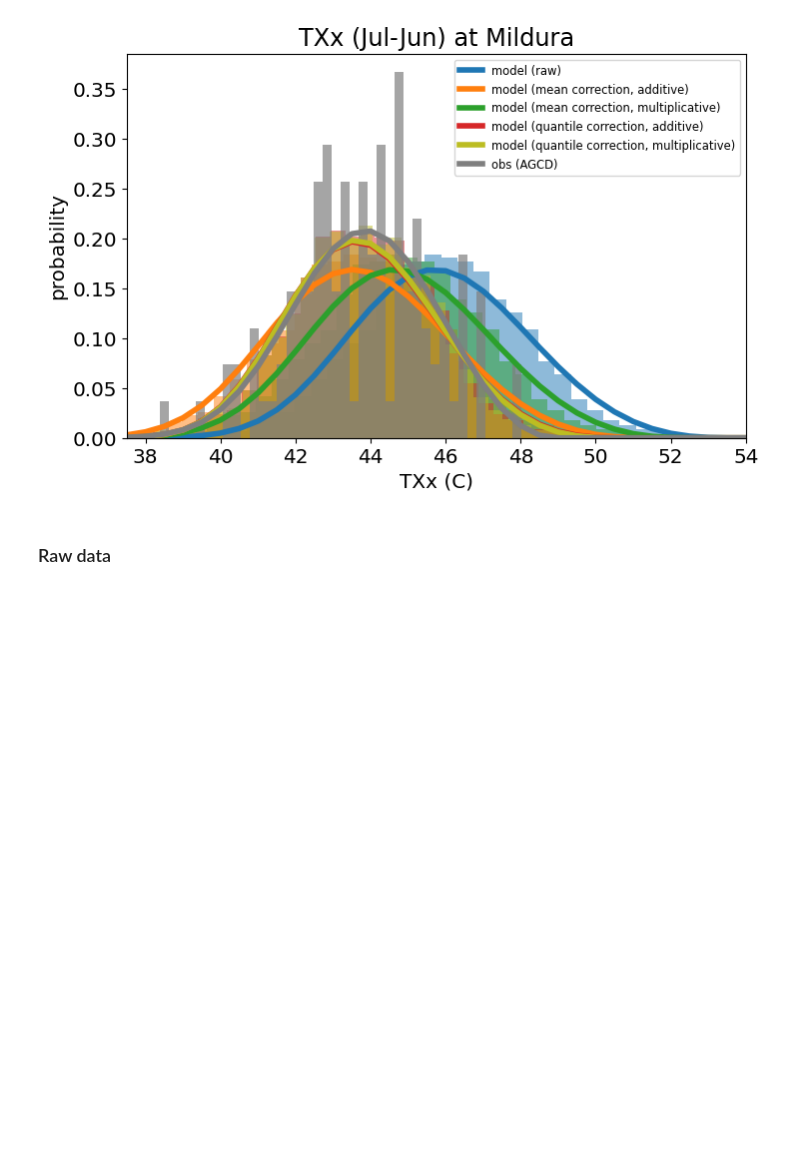
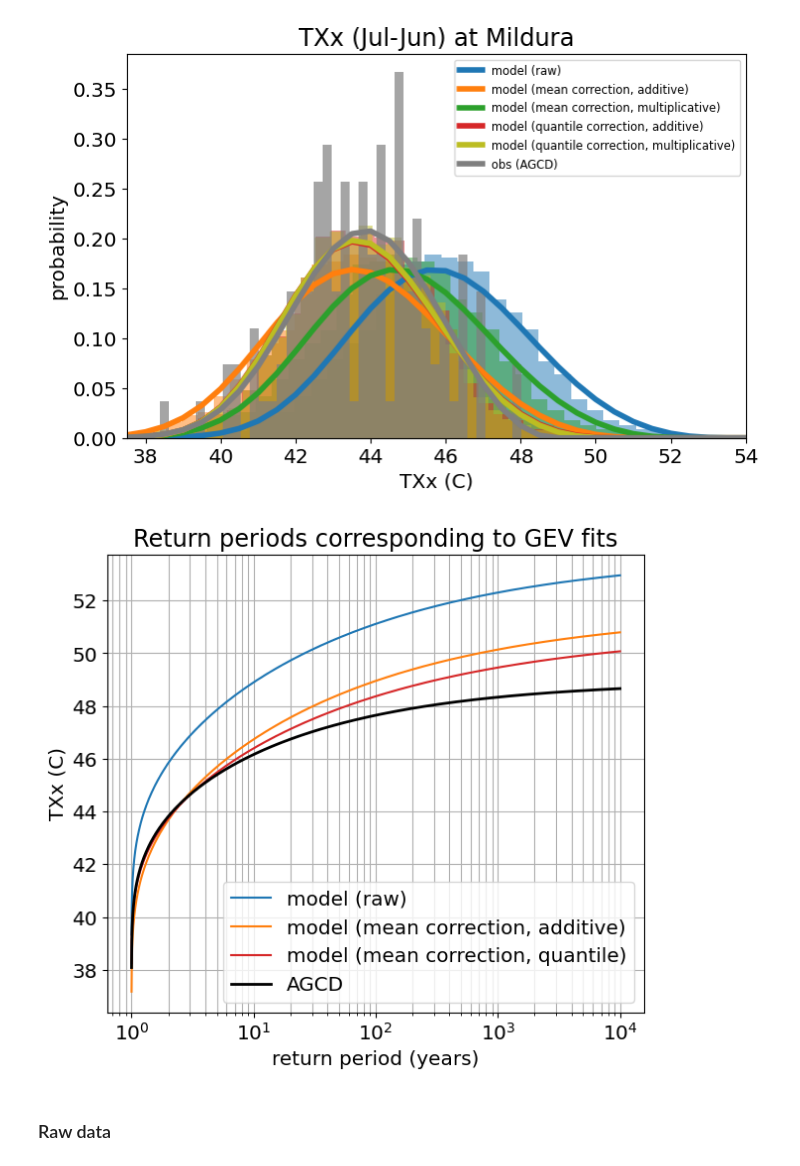
Before and after one commit to AusClimateService/unseen-projects, a Jupyter notebook: project-bias/scoping.ipynb, the cells around one changed output. Drawn from its saved outputs; the diff is of its cells as text; code cells hidden in the pictures; blank space fills up the shorter version.

Commit message:
add return period curves

```diff
--- a/project-bias/scoping.ipynb
+++ b/project-bias/scoping.ipynb
@@ -444,6 +444,64 @@ plt.savefig('txx_mildura_gevs.png', bbox_inches='tight', facecolor='white')
 plt.show()
 # %% [output]
 [figure]
+# %%
+fig = plt.figure(figsize=[7, 6])
+#ax1 = fig.add_subplot(211)
+#ax2 = fig.add_subplot(212)
+ax2 = fig.add_subplot(111)
+
+#ax1.plot(gev_xvals, gev_pdf_model_detrended, color='tab:blue', label='model (raw)')
+return_periods_model_detrended, return_values_model_detrended = stability.return_curve(
+    da_model_detrended,
+    'gev',
+    params=[gev_shape_model_detrended, gev_loc_model_detrended, gev_scale_model_detrended],
+)
+ax2.plot(return_periods_model_detrended, return_values_model_detrended, label='model (raw)', color='tab:blue')
+
+#ax1.plot(gev_xvals, gev_pdf_model_detrended_bc_mean_add, color='tab:orange', label='model (mean correction, additive)')
+return_periods_model_detrended_bc_mean_add, return_values_model_detrended_bc_mean_add = stability.return_curve(
+    da_model_detrended_bc_mean_add,
+    'gev',
+    params=[gev_shape_model_detrended_bc_mean_add, gev_loc_model_detrended_bc_mean_add, gev_scale_model_detrended_bc_mean_add],
+)
+ax2.plot(return_periods_model_detrended_bc_mean_add, return_values_model_detrended_bc_mean_add, label='model (mean correction, additive)', color='tab:orange')
+
+#ax1.plot(gev_xvals, gev_pdf_model_detrended_bc_quantile_add, color='tab:red', label='model (quantile correction, additive)')
+return_periods_model_detrended_bc_quantile_add, return_values_model_detrended_bc_quantile_add = stability.return_curve(
+    da_model_detrended_bc_quantile_add,
+    'gev',
+    params=[gev_shape_model_detrended_bc_quantile_add, gev_loc_model_detrended_bc_quantile_add, gev_scale_model_detrended_bc_quantile_add],
+)
+ax2.plot(return_periods_model_detrended_bc_quantile_add, return_values_model_detrended_bc_quantile_add, label='model (mean correction, quantile)', color='tab:red')
+
+#ax1.plot(gev_xvals, gev_pdf_obs_detrended, color='black', linewidth=2.0, label='AGCD')
+return_periods_obs_detrended, return_values_obs_detrended = stability.return_curve(
+    da_obs_detrended,
+    'gev',
+    params=[gev_shape_obs_detrended, gev_loc_obs_detrended, gev_scale_obs_detrended],
+)
+ax2.plot(return_periods_obs_detrended, return_values_obs_detrended, label='AGCD', color='black', linewidth=2.0)
+
+#ax1.grid()
+#ax1.set_xlabel('TXx (C)')
+#ax1.set_ylabel('probability')
+#ax1.axvline(agcd_max, color='0.5', linestyle='--')
+#ax1.set_title('(a) GEV fit to data')
+#ax1.set_xlim([0, 450])
+#ax1.legend()
+
+ax2.legend()
+#ax2.axhline(agcd_max, color='0.5', linestyle='--')
+ax2.set_xscale('log')
+ax2.set_xlabel('return period (years)')
+ax2.set_ylabel('TXx (C)')
+ax2.set_title('Return periods corresponding to GEV fits')
+#ax2.set_ylim([0, 700])
+ax2.grid(which='both')
+plt.savefig('txx_mildura_return_curves.png', bbox_inches='tight', facecolor='white')
+plt.show()
+# %% [output]
+[figure, added]
 # %% [markdown]
 ### Raw data
 # %%
```
Also changed, not shown: parts of 6 cells of this notebook.
